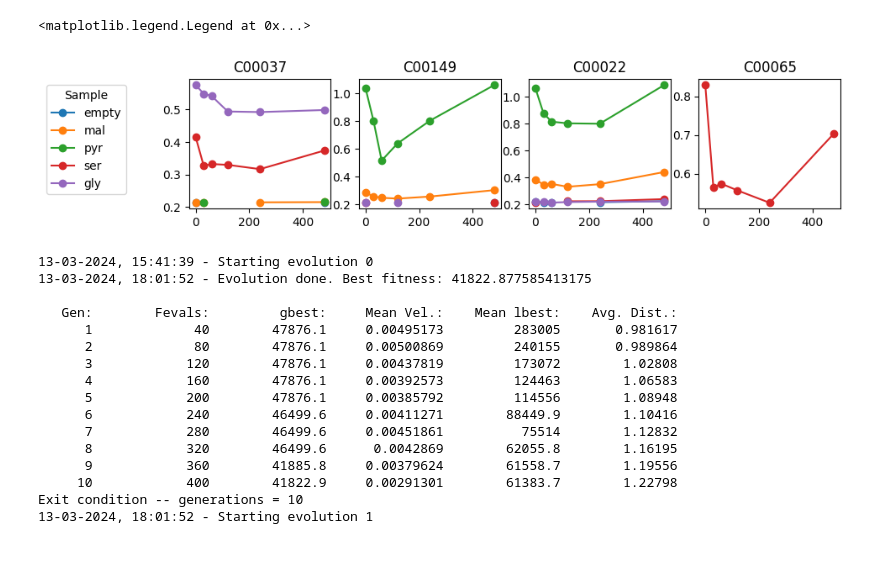
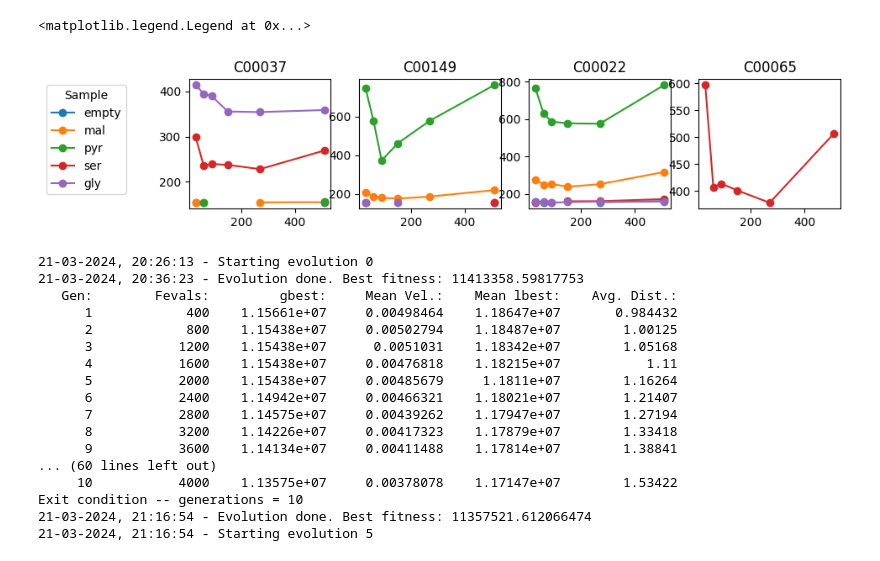
Before and after one commit to carothersresearch/ECFERS, a Jupyter notebook: run_fit_data.ipynb, the cells around one changed output. Cells and saved outputs as stored; diff of their text form; code cells hidden in the pictures.

```diff
--- a/run_fit_data.ipynb
+++ b/run_fit_data.ipynb
@@ -21,15 +25,16 @@ with open('data/230623_Kinetics_DA/simulation_ready.pkl', 'rb') as f:
 # %%
 plt.figure(figsize=(10,2))
 for s in metadata['sample_labels']:
+    metadata['timepoints'][s] = metadata['timepoints'][s] + 30*60
     for i,m in enumerate(metadata['measurement_labels']):
-        measurements[s][:,i] = measurements[s][:,i]*5
+        measurements[s][:,i] = measurements[s][:,i]*1000*3.6
         plt.subplot(1,4,i+1)
         plt.plot(metadata['timepoints'][s]/60, measurements[s][:,i],'-o')
         plt.title(m)
 plt.legend(metadata['sample_labels'],bbox_to_anchor=(-4.65, 1), loc='upper left', title='Sample')
 # %% [output]
 <matplotlib.legend.Legend at 0x...>
-[figure, old version]
+[figure, new version]
 # %%
 metabolites = [s for s in r.getFloatingSpeciesIds() if 'EC' not in s]
 model_species = pd.read_csv(os.getcwd()+'/src/frenda_brenda/Files/SpeciesBaseMechanisms.csv')
@@ -122,28 +132,29 @@ for i in range(100):
     for i,a in enumerate(algos):
         logs[i].append(np.array(a.extract(pg.pso_gen).get_log()))
 
-    with open('logs.dat', 'wb') as file:
+    with open('logs_t.dat', 'wb') as file:
         pickle.dump(logs, file)
 
-    with open('checkpoint.dat', 'wb') as file:
+    with open('checkpoint_t.dat', 'wb') as file:
         pickle.dump(pops, file)
 
     # if np.min([p.champion_f for p in pops]) < prob.extract(SBMLGlobalFit)._residual(result[:,1:].__array__()*(1.055),result[:,1:].__array__()):
     #     break
 # %% [output]
-13-03-2024, 15:41:39 - Starting evolution 0
-13-03-2024, 18:01:52 - Evolution done. Best fitness: 41822.877585413175
-
+21-03-2024, 20:26:13 - Starting evolution 0
+21-03-2024, 20:36:23 - Evolution done. Best fitness: 11413358.59817753
    Gen:        Fevals:         gbest:     Mean Vel.:    Mean lbest:    Avg. Dist.:
-      1             40        47876.1     0.00495173         283005       0.981617
-      2             80        47876.1     0.00500869         240155       0.989864
-      3            120        47876.1     0.00437819         173072        1.02808
-      4            160        47876.1     0.00392573         124463        1.06583
-      5            200        47876.1     0.00385792         114556        1.08948
-      6            240        46499.6     0.00411271        88449.9        1.10416
-      7            280        46499.6     0.00451861          75514        1.12832
-      8            320        46499.6      0.0042869        62055.8        1.16195
-      9            360        41885.8     0.00379624        61558.7        1.19556
-     10            400        41822.9     0.00291301        61383.7        1.22798
+      1            400    1.15661e+07     0.00498464    1.18647e+07       0.984432
+      2            800    1.15438e+07     0.00502794    1.18487e+07        1.00125
+      3           1200    1.15438e+07      0.0051031    1.18342e+07        1.05168
+      4           1600    1.15438e+07     0.00476818    1.18215e+07           1.11
+      5           2000    1.15438e+07     0.00485679     1.1811e+07        1.16264
+      6           2400    1.14942e+07     0.00466321    1.18021e+07        1.21407
+      7           2800    1.14575e+07     0.00439262    1.17947e+07        1.27194
+      8           3200    1.14226e+07     0.00417323    1.17879e+07        1.33418
+      9           3600    1.14134e+07     0.00411488    1.17814e+07        1.38841
+... (60 lines left out)
+     10           4000    1.13575e+07     0.00378078    1.17147e+07        1.53422
 Exit condition -- generations = 10
-13-03-2024, 18:01:52 - Starting evolution 1
+21-03-2024, 21:16:54 - Evolution done. Best fitness: 11357521.612066474
+21-03-2024, 21:16:54 - Starting evolution 5
```
Also changed, not shown: parts of 12 cells of this notebook, 7 other files.
